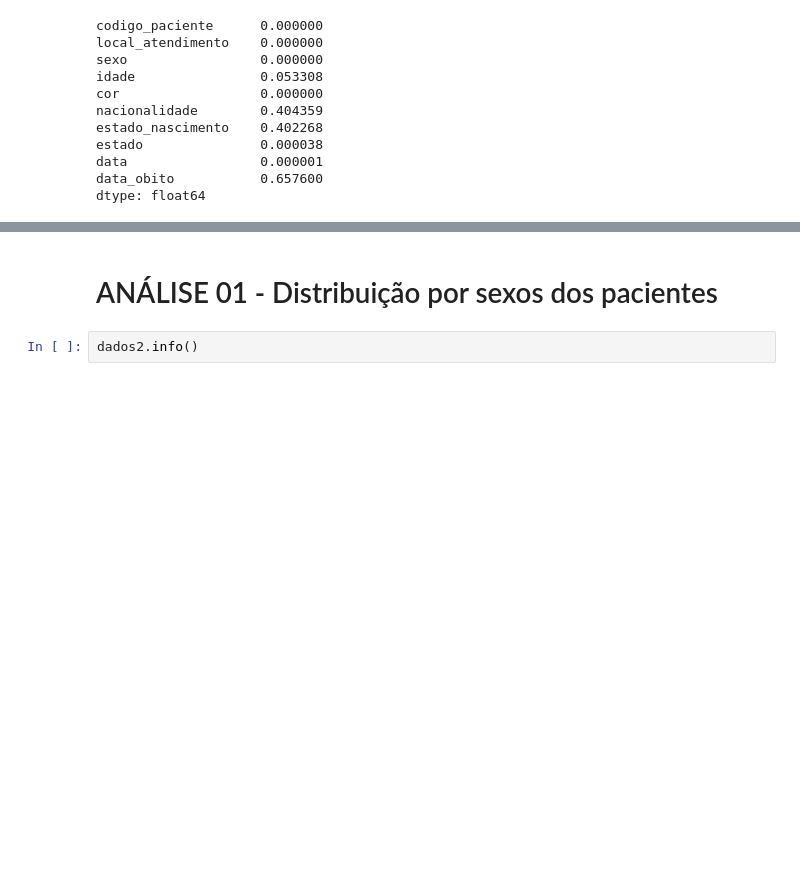
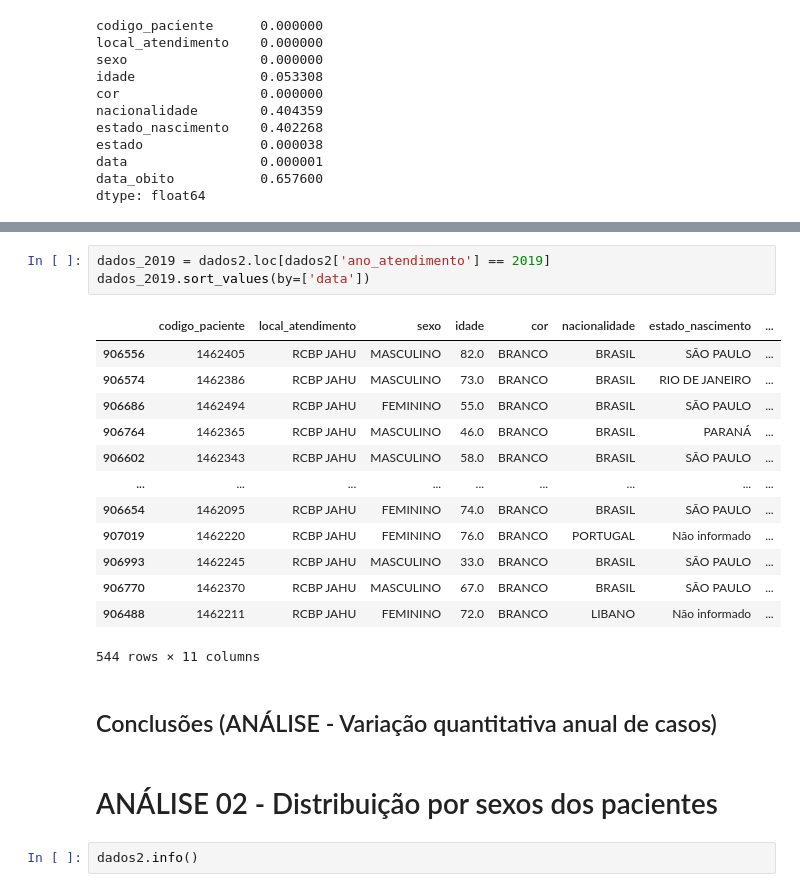
Before and after one commit to AnaPaulaPAraujo/analise_dados_cancer_brasil, a Jupyter notebook: analise_geral.ipynb, the cells around one changed output, grey strips where cells are left out. Cells and saved outputs as stored; diff of their text form; blank space fills up the shorter version.

```diff
--- a/analise_geral.ipynb
+++ b/analise_geral.ipynb
@@ -102,5 +228,24 @@ dtype: float64
+# %%
+dados_2019 = dados2.loc[dados2['ano_atendimento'] == 2019]
+dados_2019.sort_values(by=['data'])
+# %% [output]
+|  | codigo_paciente | local_atendimento | sexo | idade | cor | nacionalidade | estado_nascimento | ... |
+| 906556 | 1462405 | RCBP JAHU | MASCULINO | 82.0 | BRANCO | BRASIL | SÃO PAULO | ... |
+| 906574 | 1462386 | RCBP JAHU | MASCULINO | 73.0 | BRANCO | BRASIL | RIO DE JANEIRO | ... |
+| 906686 | 1462494 | RCBP JAHU | FEMININO | 55.0 | BRANCO | BRASIL | SÃO PAULO | ... |
+| 906764 | 1462365 | RCBP JAHU | MASCULINO | 46.0 | BRANCO | BRASIL | PARANÁ | ... |
+| 906602 | 1462343 | RCBP JAHU | MASCULINO | 58.0 | BRANCO | BRASIL | SÃO PAULO | ... |
+| ... | ... | ... | ... | ... | ... | ... | ... | ... |
+| 906654 | 1462095 | RCBP JAHU | FEMININO | 74.0 | BRANCO | BRASIL | SÃO PAULO | ... |
+| 907019 | 1462220 | RCBP JAHU | FEMININO | 76.0 | BRANCO | PORTUGAL | Não informado | ... |
+| 906993 | 1462245 | RCBP JAHU | MASCULINO | 33.0 | BRANCO | BRASIL | SÃO PAULO | ... |
+| 906770 | 1462370 | RCBP JAHU | MASCULINO | 67.0 | BRANCO | BRASIL | SÃO PAULO | ... |
+| 906488 | 1462211 | RCBP JAHU | FEMININO | 72.0 | BRANCO | LIBANO | Não informado | ... |
+544 rows × 11 columns
+# %% [markdown]
+## Conclusões (ANÁLISE - Variação quantitativa anual de casos)
 # %% [markdown]
-# ANÁLISE 01 - Distribuição por sexos dos pacientes
+# ANÁLISE 02 - Distribuição por sexos dos pacientes
 # %%
 dados2.info()
 # %% [output]
```
Also changed, not shown: parts of 21 cells of this notebook.
